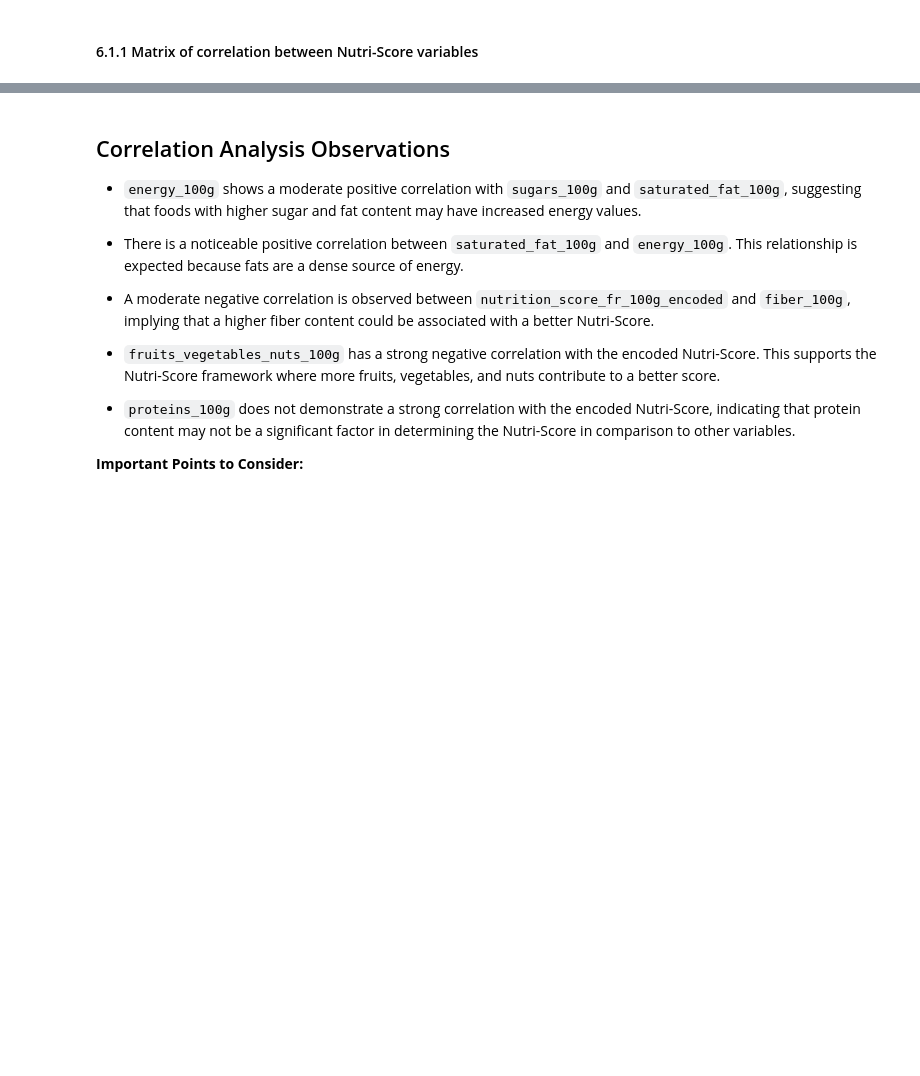
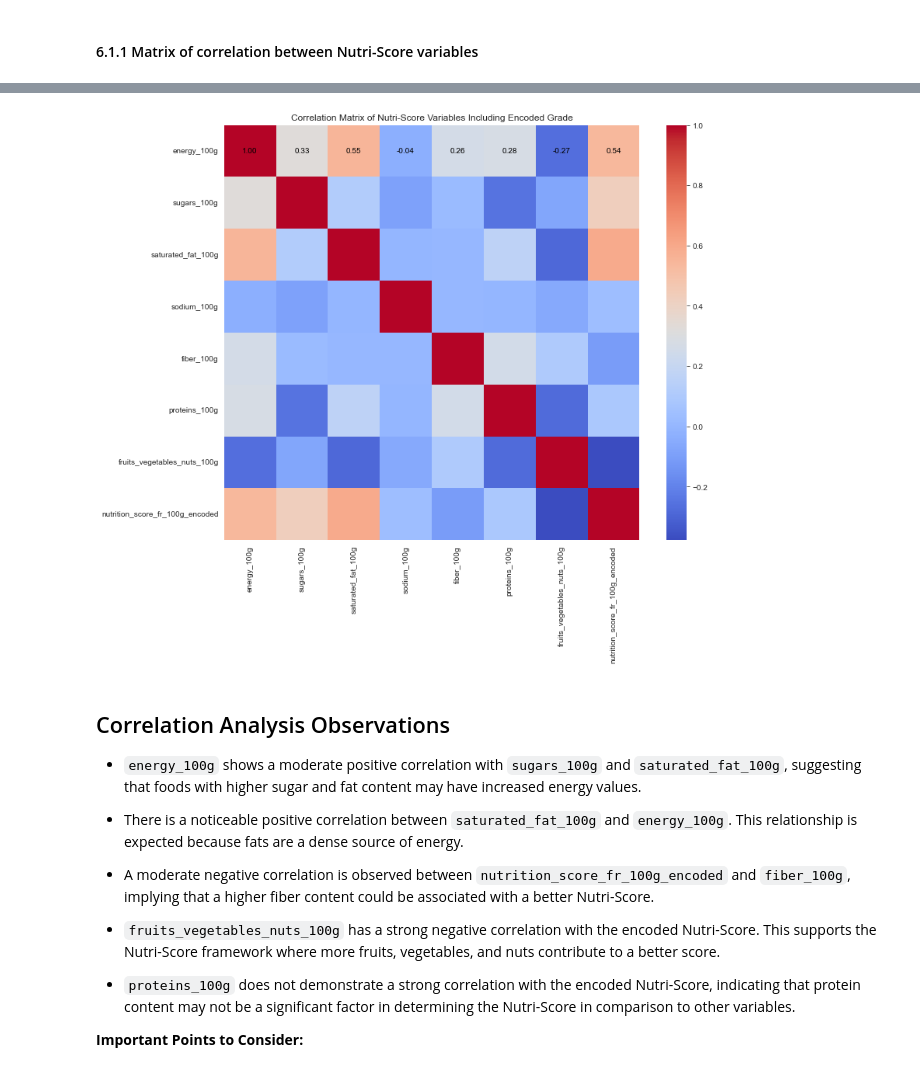
Before and after one commit to preudh/OC_IA_P3_Prepare_data_for_a_public_health_organization, a Jupyter notebook: notebooks/openfoodfacts-data-analysis.ipynb, the cells around one changed output, grey strips where cells are left out. Cells and saved outputs as stored; diff of their text form; code cells hidden in the pictures; blank space fills up the shorter version.

```diff
--- a/notebooks/openfoodfacts-data-analysis.ipynb
+++ b/notebooks/openfoodfacts-data-analysis.ipynb
@@ -2539,29 +2560,29 @@ if in_colab:
     from google.colab import drive
     drive.mount('/content/drive')
     # Base path for your project folder on Google Drive
-    base_path = '/content/drive/My Drive/OC_IA_P3_Prepare_data_for_a_public_health_organization/'
+    base_path = '/content/drive/My Drive/OC_IA_P3_Prepare_data_for_a_public_health_organization/data/'
 else:
     # Local path for PyCharm or any other local environment
-    base_path = '../'  # Adjust this path based on your local environment
+    base_path = '../data/'  # Adjust this path based on your local environment
 
 # Path to load the data
-input_path = os.path.join(base_path, 'data', 'data_after_nutriscore_median_imputation.csv')
+input_path = os.path.join(base_path, 'data_after_nutriscore_median_imputation.csv')
 
 # Load the data
-data = pd.read_csv(input_path, sep='\t', low_memory=False)
+data = pd.read_csv(input_path, sep=',', low_memory=False)
 
 # Function to map nutrition score to grade
 def score_to_grade(score):
     if score <= -1:
-        return 'A'
+        return 'a'
     elif score <= 2:
-        return 'B'
+        return 'b'
     elif score <= 10:
-        return 'C'
+        return 'c'
     elif score <= 18:
-        return 'D'
+        return 'd'
     else:
-        return 'E'
+        return 'e'
 
 # Apply the function to infer missing nutrition_grade_fr
 data['nutrition_grade_fr'] = data.apply(
@@ -2577,3 +2598,5 @@ print(data.head())
 output_path = os.path.join(base_path, 'data_after_nutrigrade_imputation.csv')
 data.to_csv(output_path, index=False)
 print(f"DataFrame after imputing 'nutrition_grade_fr' saved to: {output_path}")
+
+data.shape
@@ -2709,0 +2755,58 @@ plt.show()
+# %%
+import pandas as pd
+import os
+import sys
+import seaborn as sns
+import matplotlib.pyplot as plt
+from sklearn.preprocessing import LabelEncoder
+
+# Detect if the notebook is being run on Google Colab
+in_colab = 'google.colab' in sys.modules
+
+if in_colab:
+    # Mount Google Drive
+    from google.colab import drive
+    drive.mount('/content/drive')
+    # Base path for your project folder on Google Drive
+    base_path = '/content/drive/My Drive/OC_IA_P3_Prepare_data_for_a_public_health_organization/'
+else:
+    # Local path for PyCharm or any other local environment
+    base_path = '../'  # Adjust this path based on your local environment
+
+# Full path to the dataset
+data_path = os.path.join(base_path, 'data', 'data_after_nutrigrade_imputation.csv')
+
+# Load the data
+data = pd.read_csv(data_path, low_memory=False)
+
+# Define the columns relevant to Nutri-Score calculation
+nutri_score_columns = [
+    'energy_100g', 'sugars_100g', 'saturated_fat_100g',
+    'sodium_100g', 'fiber_100g', 'proteins_100g',
+    'fruits_vegetables_nuts_100g'
+]
+
+# Ensure that only numeric columns are considered
+numeric_columns = data[nutri_score_columns].select_dtypes(include='number').columns.tolist()
+
+# Assuming 'nutrition_score_fr_100g' is the column with categorical grades
+# We need to encode these grades numerically for correlation analysis
+label_encoder = LabelEncoder()
+data['nutrition_score_fr_100g_encoded'] = label_encoder.fit_transform(data['nutrition_score_fr_100g'])
+
+# Append the encoded nutritional grade to your numeric columns list
+numeric_columns.append('nutrition_score_fr_100g_encoded')
+
+# Calculate the correlation matrix for the Nutri-Score variables including the encoded Nutri-Score
+correlation_matrix = data[numeric_columns].corr()
+
+# Print the correlation matrix
+print(correlation_matrix)
+
+# Plot the correlation matrix as a heatmap
+plt.figure(figsize=(12, 10))  # Adjust size to ensure annotations fit
+sns.heatmap(correlation_matrix, annot=True, cmap='coolwarm', fmt=".2f", square=True, annot_kws={'size': 10, 'color': 'black'})  # Ensure annot_kws color contrast
+plt.title('Correlation Matrix of Nutri-Score Variables Including Encoded Grade')
+plt.tight_layout()  # Adjust layout to fit
+plt.show()
+# %% [output]
@@ -2710,3 +2830,4 @@ plt.show()
+[figure, added]
 # %% [markdown]
 ## Correlation Analysis Observations
 
```
Also changed, not shown: parts of 17 cells of this notebook.
